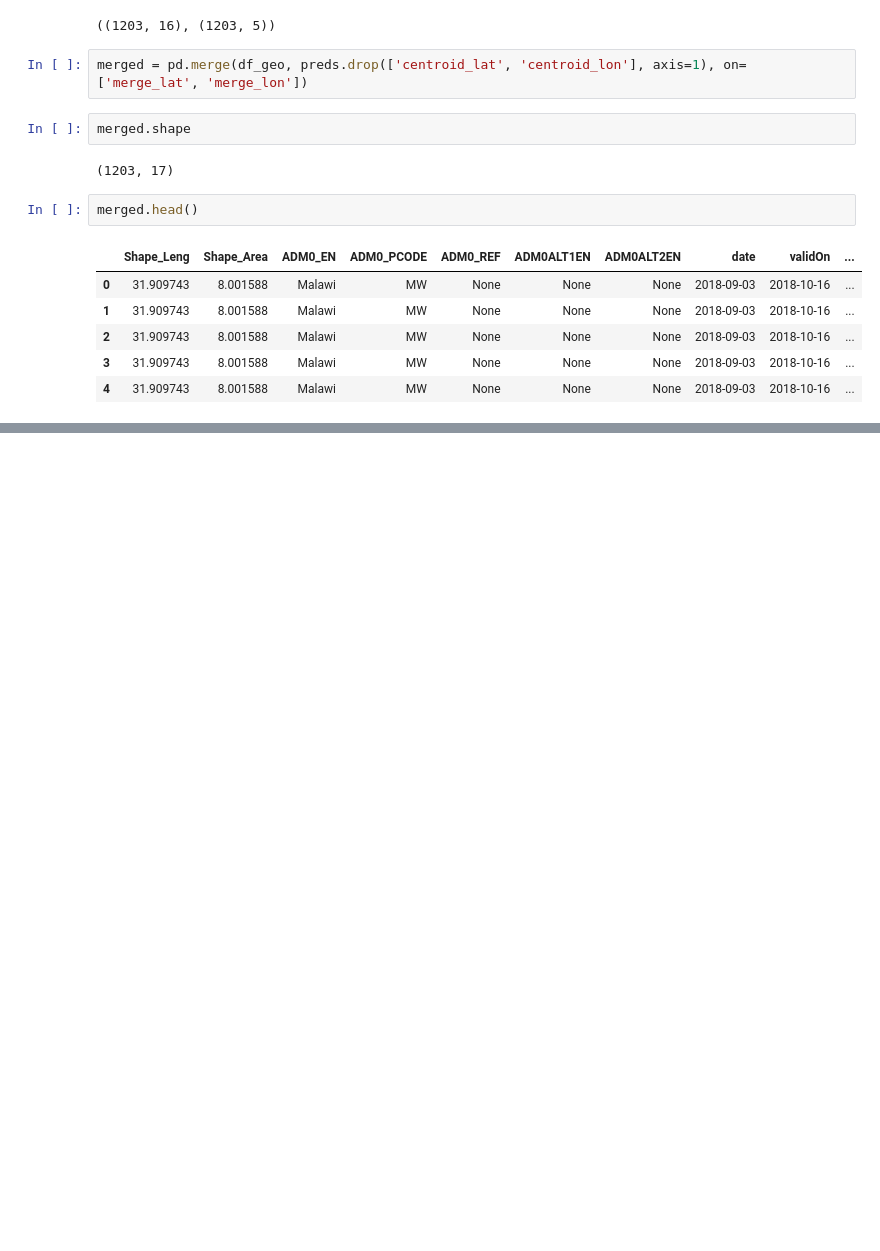
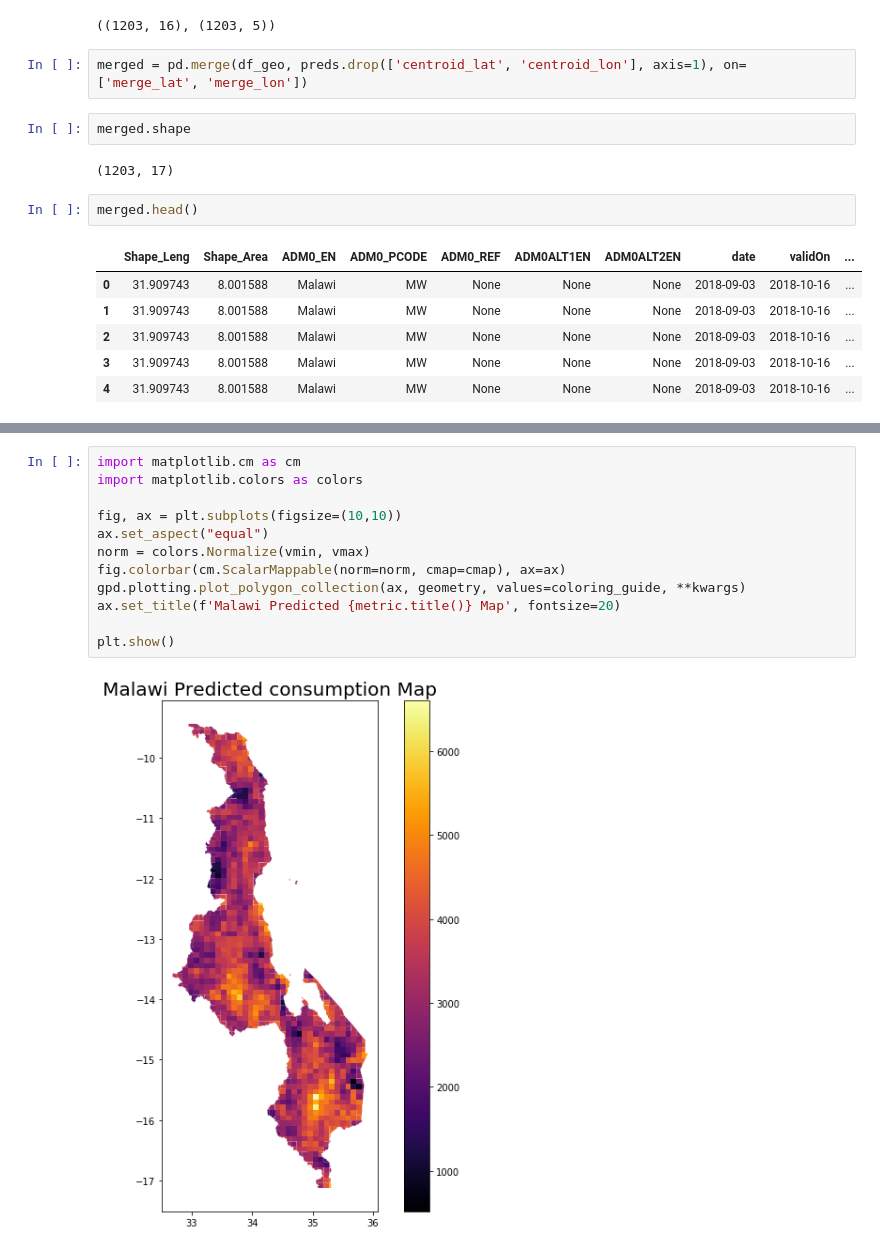
Before and after one commit to edwardoughton/taddle, a Jupyter notebook: plotting_results.ipynb, the cells around one changed output, grey strips where cells are left out. Saved outputs shown, nothing was run; the diff lists cells and outputs as text; blank space fills up the shorter version.

```diff
--- a/plotting_results.ipynb
+++ b/plotting_results.ipynb
@@ -75,0 +96,14 @@ plt.show()
+# %%
+import matplotlib.cm as cm
+import matplotlib.colors as colors
+
+fig, ax = plt.subplots(figsize=(10,10))
+ax.set_aspect("equal")
+norm = colors.Normalize(vmin, vmax)
+fig.colorbar(cm.ScalarMappable(norm=norm, cmap=cmap), ax=ax)
+gpd.plotting.plot_polygon_collection(ax, geometry, values=coloring_guide, **kwargs)
+ax.set_title(f'Malawi Predicted {metric.title()} Map', fontsize=20)
+
+plt.show()
+# %% [output]
+[figure, added]
```
Also changed, not shown: parts of 6 cells of this notebook, 12 other files.
